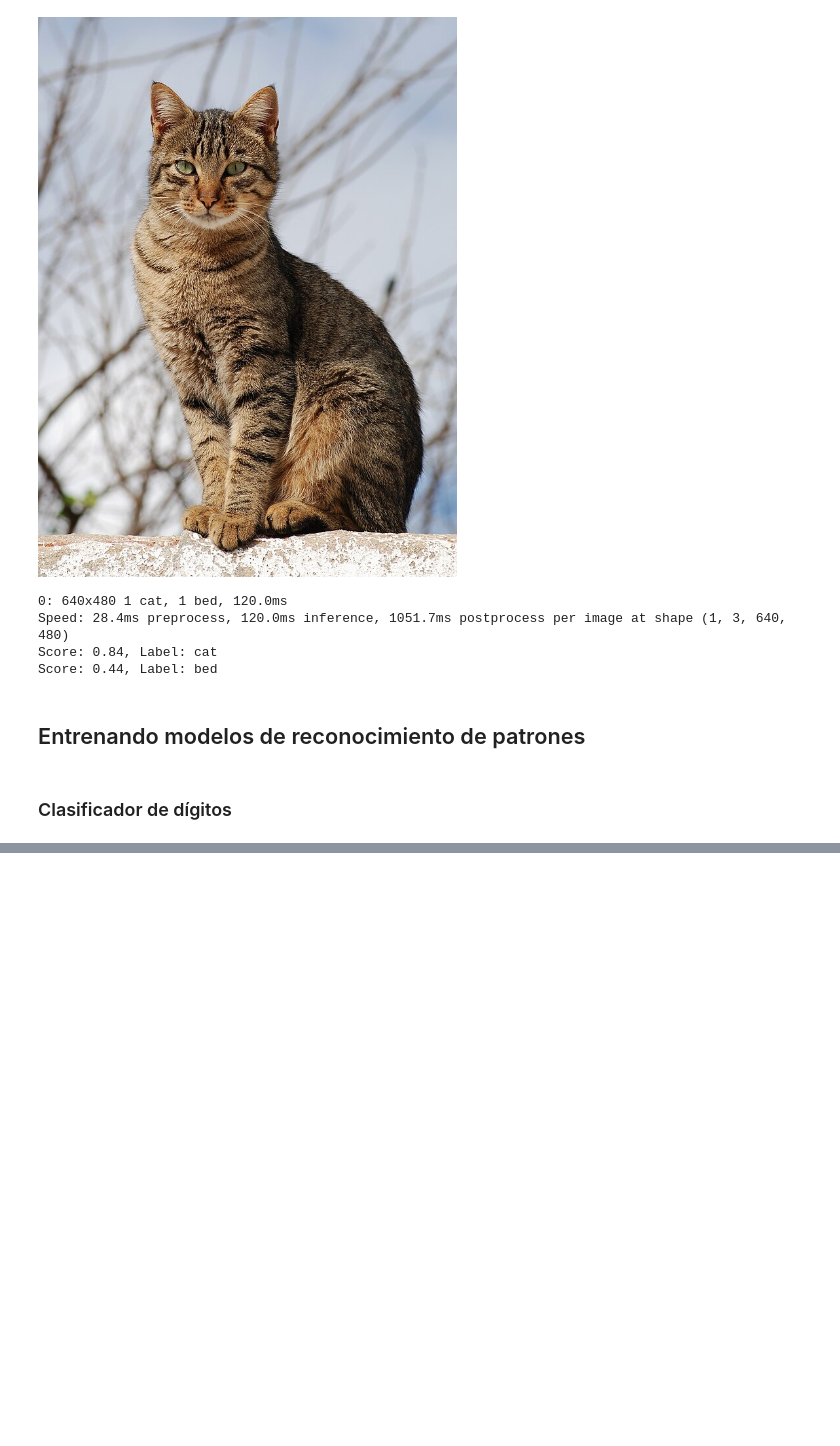
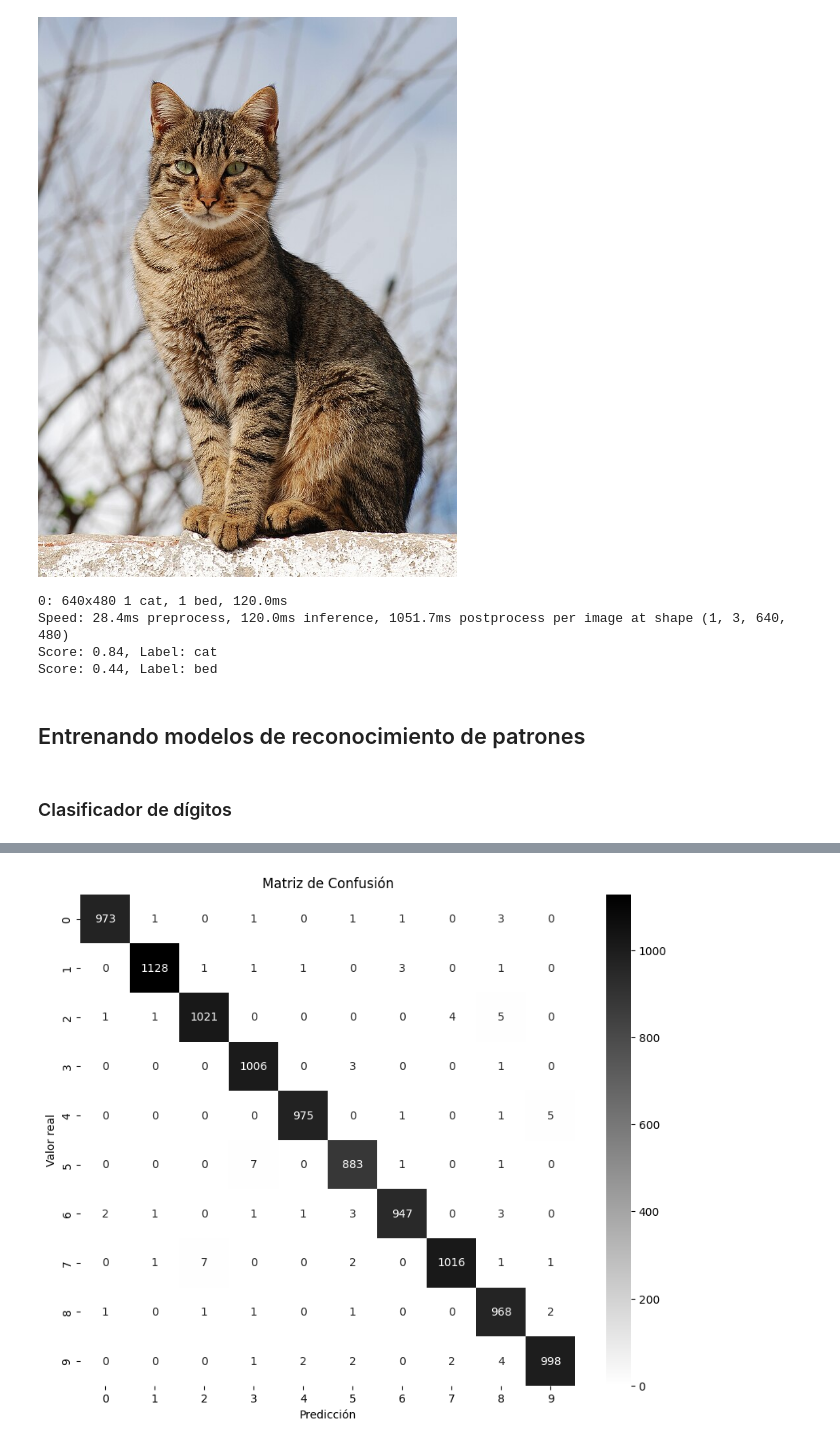
Before and after one commit to FranPuentes/iTI2025, a Jupyter notebook: 05 clasificación de imágenes.ipynb, the cells around one changed output, grey strips where cells are left out. Cells and saved outputs as stored; diff of their text form; code cells hidden in the pictures; blank space fills up the shorter version.

```diff
--- a/05 clasificación de imágenes.ipynb
+++ b/05 clasificación de imágenes.ipynb
@@ -68,0 +228,26 @@ Score: 0.44, Label: bed
+# %%
+# prompt: Evalúa el modelo usando el testset. Muestra la matriz de confusión. Usa un colormap de tonos de grises.
+
+import matplotlib.pyplot as plt
+import numpy as np
+# Evalúa el modelo usando el conjunto de prueba
+_, accuracy = model.evaluate(x_test_cnn, y_test, verbose=0)
+print('Precisión en el conjunto de prueba:', accuracy)
+
+# Predice las etiquetas para el conjunto de prueba
+y_pred = model.predict(x_test_cnn)
+y_pred_labels = np.argmax(y_pred, axis=1)
+
+# Calcula la matriz de confusión
+from sklearn.metrics import confusion_matrix
+cm = confusion_matrix(y_test, y_pred_labels)
+
+# Muestra la matriz de confusión
+import seaborn as sns
+plt.figure(figsize=(10, 8))
+sns.heatmap(cm, annot=True, fmt='d', cmap='gray_r')
+plt.xlabel('Predicción')
+plt.ylabel('Valor real')
+plt.title('Matriz de Confusión')
+plt.show()
+# %% [output]
@@ -68,0 +256 @@ Score: 0.44, Label: bed
+[figure, added]
```
Also changed, not shown: parts of 11 cells of this notebook, 3 other files.
